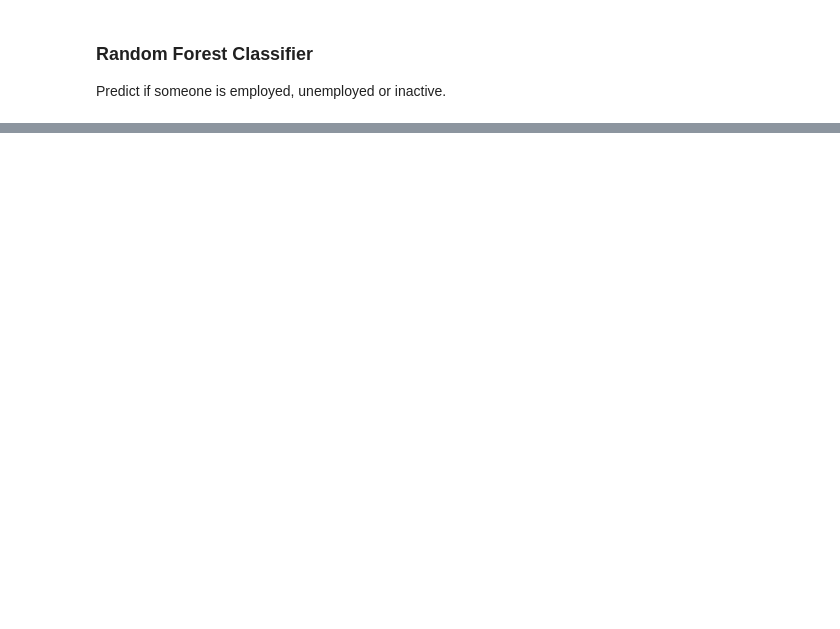
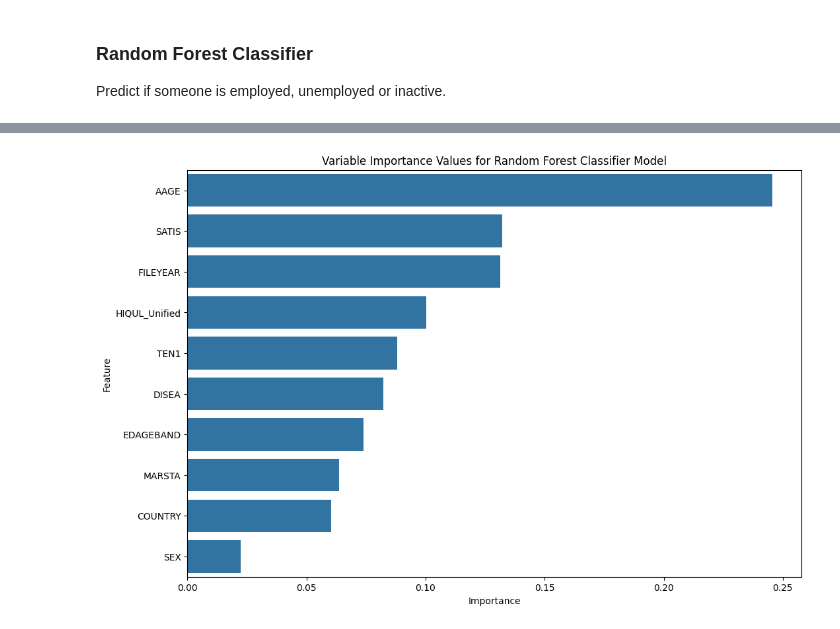
Before and after one commit to corey-richardson/comp3008-cw2, a Jupyter notebook: notebook.ipynb, the cells around one changed output, grey strips where cells are left out. Cells and saved outputs as stored; diff of their text form; code cells hidden in the pictures; blank space fills up the shorter version.

Commit message:
Random Forest, Variable Importance Analysis and Post-Processing Model Interpretations

```diff
--- a/notebook.ipynb
+++ b/notebook.ipynb
@@ -453,0 +484,26 @@ Predict if someone is employed, unemployed or inactive.
+# %%
+# As I'm predicting employment status, I can't use any features that are dependent on employment
+# Instead, focus on demographics/education/health/region
+class_columns = ["INECAC05", "AAGE", "EDAGEBAND", "DISEA", "HIQUL_Unified", "MARSTA", "SEX", "TEN1", "FILEYEAR", "COUNTRY", "SATIS"]
+df_classes = df_combined[class_columns].dropna()
+# %%
+def bin_economic_status(val):
+    if val in [1.0, 2.0, 3.0, 4.0]:
+        return "Employed"
+    elif val == 5.0:
+        return "Unemployed"
+    elif 6.0 <= val <= 25.0:
+        return "Inactive"
+    else:
+        return None
+
+df_classes["Status_Grouped"] = df_classes["INECAC05"].apply(bin_economic_status)
+df_classes = df_classes.dropna(subset=["Status_Grouped"])
+# %%
+X_rf = pd.get_dummies(df_classes.drop(["INECAC05", "Status_Grouped"], axis=1), drop_first=True)
+y_rf = df_classes["Status_Grouped"]
+
+X_train_rf, X_test_rf, y_train_rf, y_test_rf = train_test_split(X_rf, y_rf, test_size=0.2, random_state=42)
+# %%
+rf_model = RandomForestClassifier(n_estimators=100, random_state=42)
+rf_model.fit(X_train_rf, y_train_rf)
@@ -453,0 +525,13 @@ Predict if someone is employed, unemployed or inactive.
+# %%
+importances = pd.DataFrame({
+    "Feature": X_rf.columns,
+    "Importance": rf_model.feature_importances_
+}).sort_values(by="Importance", ascending=False)
+
+plt.figure(figsize=(12, 8))
+sns.barplot(data=importances, x="Importance", y="Feature")
+plt.title("Variable Importance Values for Random Forest Classifier Model")
+plt.savefig("graphs/random_forest_variable_importance.png", dpi=300)
+plt.show()
+# %% [output]
+[figure, added]
```
Also changed, not shown: parts of 14 cells of this notebook, 10 other files.
